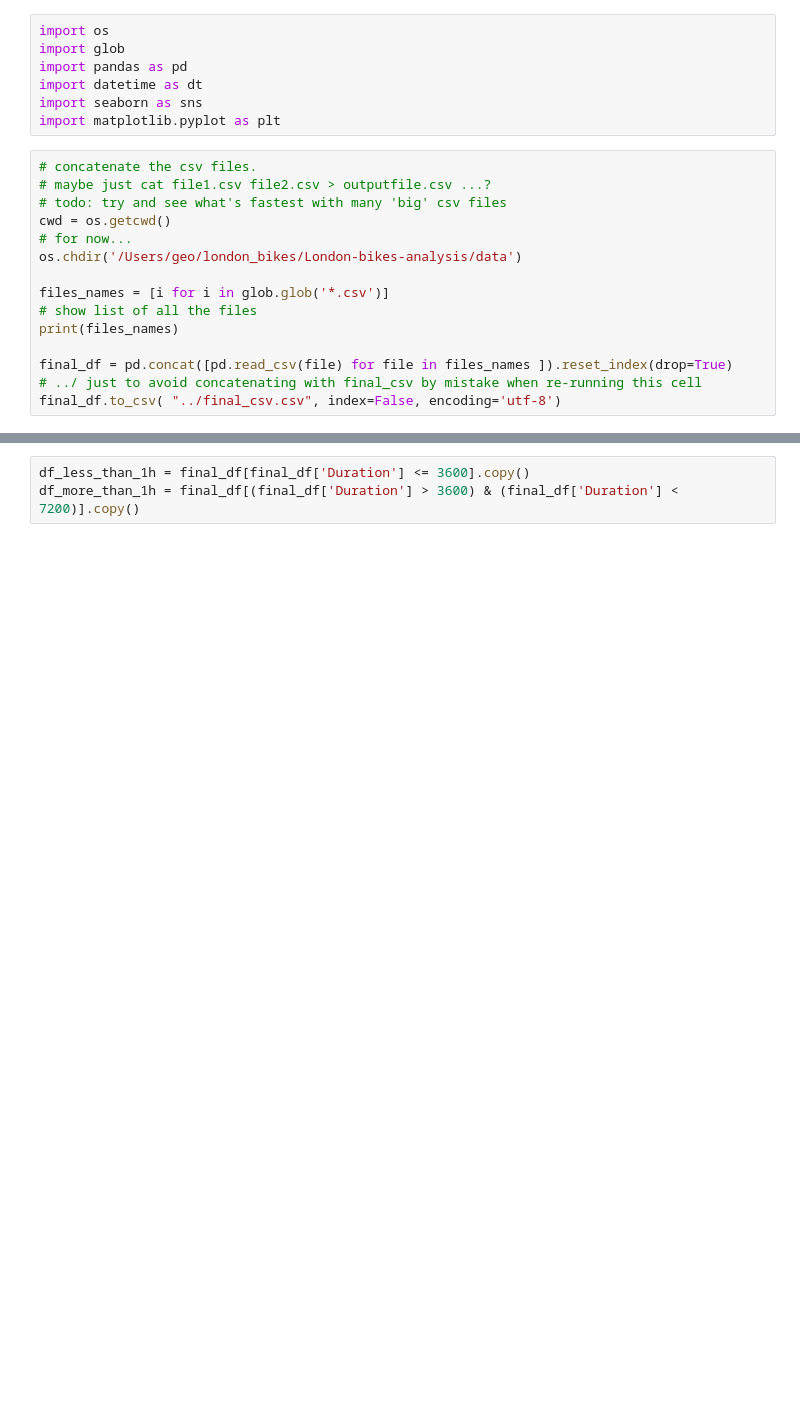
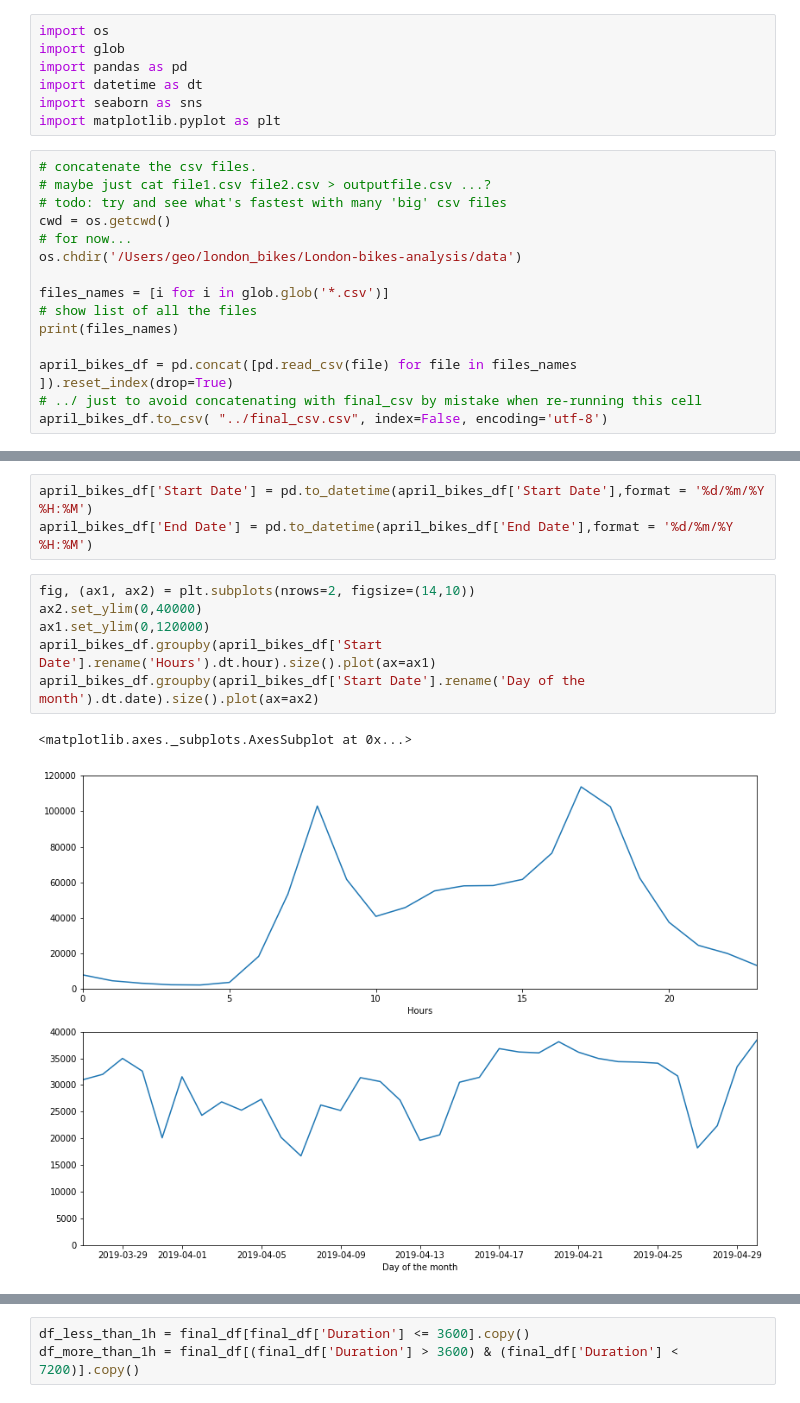
Before and after one commit to GeoffroyS/London-bikes-analysis, a Jupyter notebook: bikes_analysis.ipynb, the cells around one changed output, grey strips where cells are left out. Saved outputs shown, nothing was run; the diff lists cells and outputs as text; blank space fills up the shorter version.

```diff
--- a/bikes_analysis.ipynb
+++ b/bikes_analysis.ipynb
@@ -17,7 +17,7 @@ files_names = [i for i in glob.glob('*.csv')]
 # show list of all the files
 print(files_names)
 
-final_df = pd.concat([pd.read_csv(file) for file in files_names ]).reset_index(drop=True)
+april_bikes_df = pd.concat([pd.read_csv(file) for file in files_names ]).reset_index(drop=True)
 # ../ just to avoid concatenating with final_csv by mistake when re-running this cell
-final_df.to_csv( "../final_csv.csv", index=False, encoding='utf-8')
+april_bikes_df.to_csv( "../final_csv.csv", index=False, encoding='utf-8')
 # %% [output]
@@ -47,3 +50,15 @@ print(final_df.shape)
+# %%
+april_bikes_df['Start Date'] = pd.to_datetime(april_bikes_df['Start Date'],format = '%d/%m/%Y %H:%M')
+april_bikes_df['End Date'] = pd.to_datetime(april_bikes_df['End Date'],format = '%d/%m/%Y %H:%M')
+# %%
+fig, (ax1, ax2) = plt.subplots(nrows=2, figsize=(14,10))
+ax2.set_ylim(0,40000)
+ax1.set_ylim(0,120000)
+april_bikes_df.groupby(april_bikes_df['Start Date'].rename('Hours').dt.hour).size().plot(ax=ax1)
+april_bikes_df.groupby(april_bikes_df['Start Date'].rename('Day of the month').dt.date).size().plot(ax=ax2)
+# %% [output]
+<matplotlib.axes._subplots.AxesSubplot at 0x...>
+[figure, added]
 # %%
 # adding separate columns for the start/end days/times
 final_df['Start Date Day'] = pd.to_datetime(final_df['Start Date'], format='%d/%m/%Y %H:%M').apply(lambda x: str(x.date()))
```
Also changed, not shown: parts of 7 cells of this notebook.
